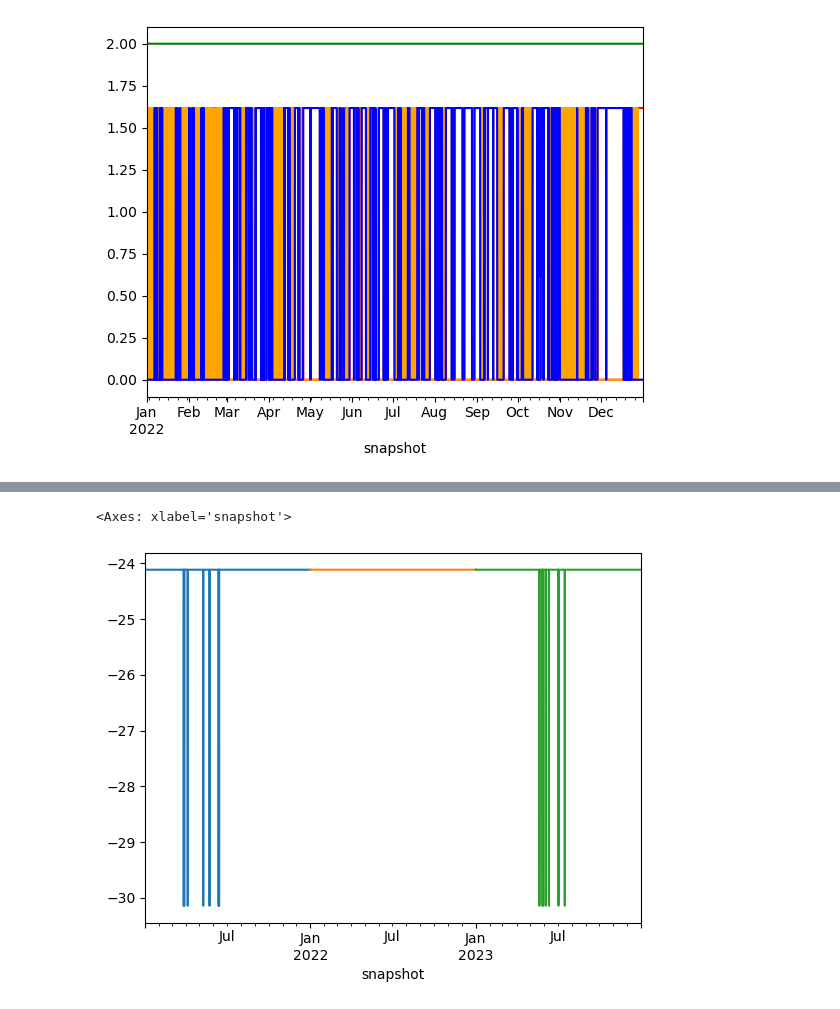
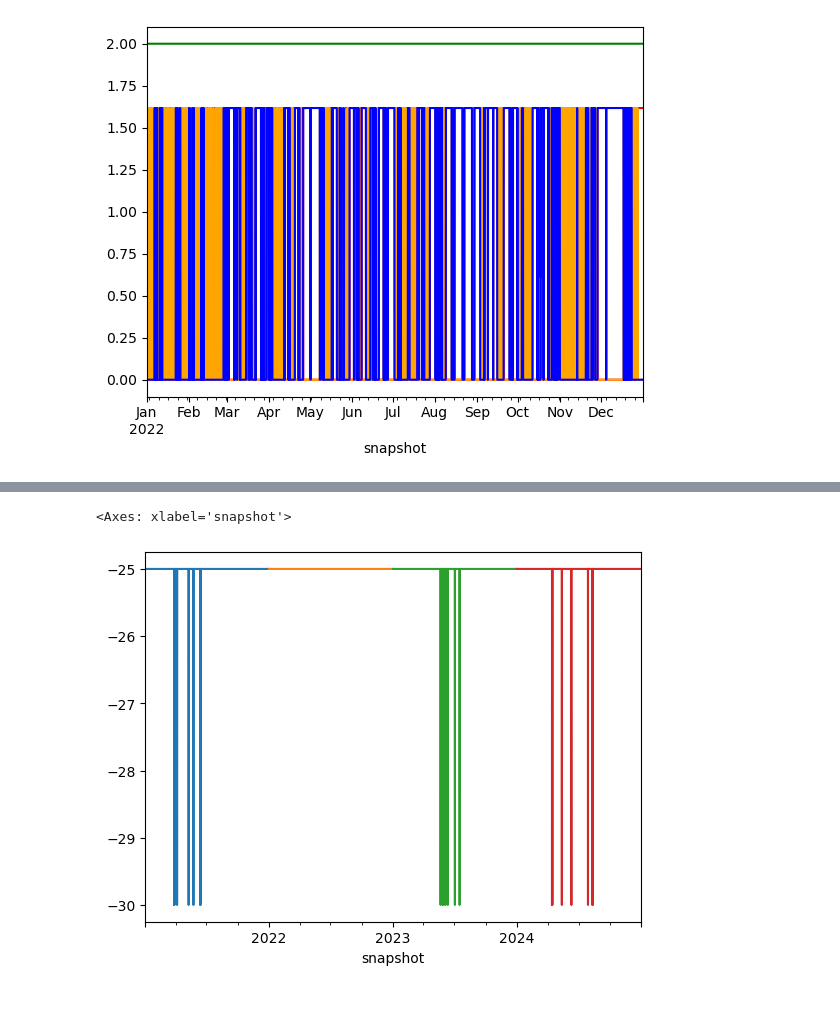
Before and after one commit to pulio12/Msc_Thesis_Greenlab_Skive, a Jupyter notebook: Test_File9.ipynb, the cells around one changed output, grey strips where cells are left out. Drawn from its saved outputs; the diff is of its cells as text; code cells hidden in the pictures.

```diff
--- a/Test_File9.ipynb
+++ b/Test_File9.ipynb
@@ -599,6 +615,6 @@ for every MW of biogas we need 2.08 t/h feedstock
 # %%
     # Fixed Load for Biogas Plant
-    def biogas_plant_simple(n):
+def biogas_plant_simple(n):
 
         n.add("Store","Biomass Store",
             bus = "Biogas_Feedstock",
@@ -607,7 +623,7 @@ for every MW of biogas we need 2.08 t/h feedstock
             e_min_pu = 0,
             e_cyclic = False,
             carrier = "biomass",
-            marginal_cost = 0)
+            marginal_cost = 182*0.3 + 60*0.7) # EUR/t } Glycerine + Energy Crops
 
         n.add("Link",
             "BiogasPlant",
@@ -618,9 +634,10 @@ for every MW of biogas we need 2.08 t/h feedstock
             bus4 = "Biogas", # ouptut: CH4
             bus5 = "Co2", # output: Co2
             carrier = "BiogasPlant",
-            p_nom_extendable = False,
-            p_nom = 63, # t/h
-            p_min_pu = 0.8,
+            p_nom_extendable = True,
+            #p_nom = 30*2.09, # t/h
+            #p_min_pu = 25/30,
+            p_min_pu = 0.1,
             p_max_pu = 1,
             capital_cost = costs.at["biogas","capital_cost"],
             efficiency =  -(0.02 + 0.008 + 0.02)/2.09, # el input (MW) } auxillary + dewatering + upgrading
@@ -633,7 +650,7 @@ for every MW of biogas we need 2.08 t/h feedstock
 
         n.add("Store", "Biogas_Store",
             bus = "Biogas",
-            marginal_cost = 0,
+            marginal_cost =0,
             carrier = "methane",
             e_nom_extendable = True,)
 
@@ -642,6 +659,22 @@ for every MW of biogas we need 2.08 t/h feedstock
         carrier = "CO2",
         e_nom_extendable = True,
         )
+
+        n.add("Carrier", "methane_demand", units = "MW")
+
+        # 200 GWh, Annualy
+        n.add("Load", "CH4_Demand",
+        bus = "Biogas",
+        p_set = 200*1e3/len(n.snapshots),
+        carrier = "methane_Demand")
+
+
+        # Add a 'Slack' generator to provide a price ceiling and prevent infeasibility
+        #n.add("Generator", "Methane_Slack",
+        #bus="Biogas",
+        #p_nom=1000,                  # Large enough to cover any shortage
+        #marginal_cost=1000,          # High cost (Value of Lost Load)
+        #carrier="methane")
 # %%
 eff_h2 = 1 / costs.at["methanolisation", "hydrogen-input"]
 # %%
@@ -692,7 +725,7 @@ def add_electrolyser(n, P_elec):
     capital_cost = costs.at["hydrogen storage tank type 1 including compressor", "capital_cost"],
     e_nom_extendable = True,
     carrier = "hydrogen",
-    e_cylic = True)
+    e_cylic = False)
 # %%
 def build_network(CO2_tax, p_import, p_export, NG_price, horizon, overlap):
     n = pypsa.Network()
@@ -937,2 +1059,2 @@ obj: 727101 rows, 332898 columns, 1357811 nonzeros
 # %%
-n23 = build_network(CO2_tax = 80, p_import = import_price23, p_export = export_price23, NG_price =  NG_price["MarginalPurchasePriceEUR_MWh"]["2023"], horizon = None, overlap = None)
+n24 = build_network(CO2_tax = 80, p_import = import_price24, p_export = export_price24, NG_price =  NG_price["MarginalPurchasePriceEUR_MWh"]["2024"], horizon = None, overlap = None)
@@ -947,8 +1077,8 @@ n23 = build_network(CO2_tax = 80, p_import = import_price23, p_export = export_p
 # %%
 n21.links_t.p4["BiogasPlant"].plot()
 n22.links_t.p4["BiogasPlant"].plot()
 n23.links_t.p4["BiogasPlant"].plot()
-n21.links_t.p4["BiogasPlant"].plot()
+n24.links_t.p4["BiogasPlant"].plot()
 # %% [output]
 <Axes: xlabel='snapshot'>
-[figure, old version]
+[figure, new version]
```
Also changed, not shown: parts of 38 cells of this notebook.
